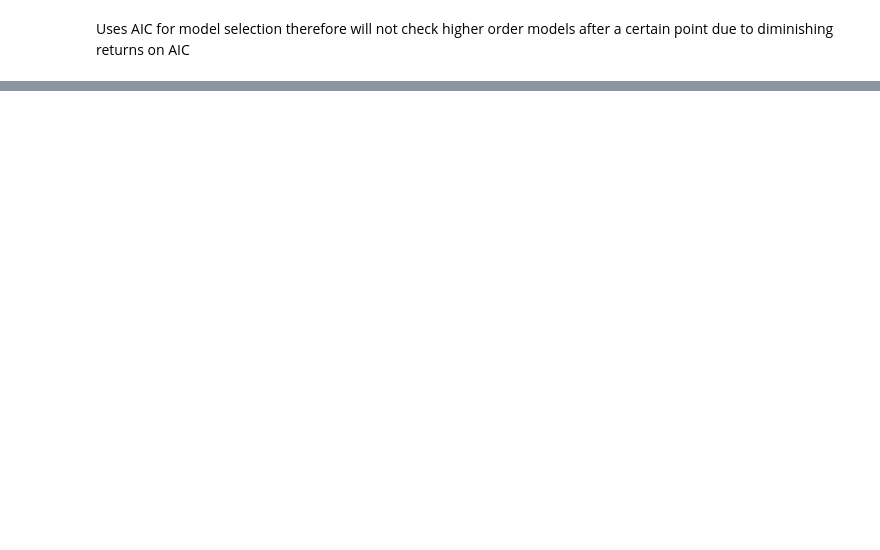
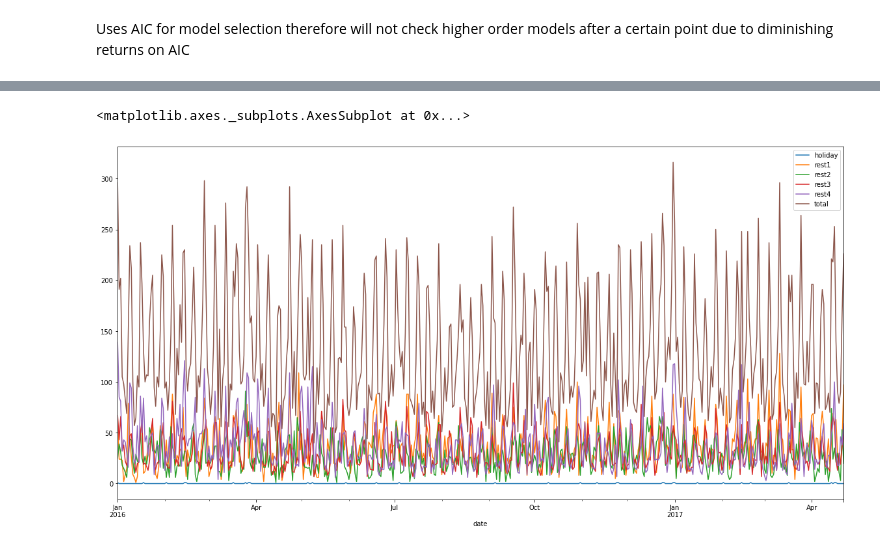
Before and after one commit to Ashwins9001/TimeSeriesAnalysis, a Jupyter notebook: ARIMA_Testing.ipynb, the cells around one changed output, grey strips where cells are left out. Saved outputs shown, nothing was run; the diff lists cells and outputs as text; code cells hidden in the pictures; blank space fills up the shorter version.

```diff
--- a/ARIMA_Testing.ipynb
+++ b/ARIMA_Testing.ipynb
@@ -142,0 +281,4 @@ Warnings:
+# %%
+restaurant_data = pd.read_csv('/content/RestaurantVisitors.csv', index_col='date', parse_dates=True)
+restaurant_data.index.freq = 'D'
+restaurant_data.head()
@@ -142,0 +293,3 @@ Warnings:
+# %%
+restaurant_data = restaurant_data.dropna()
+restaurant_data.tail()
@@ -142,0 +310,5 @@ Warnings:
+# %%
+cols = ['rest1', 'rest2', 'rest3', 'rest4', 'total']
+for col in cols:
+  restaurant_data[col] = restaurant_data[col].astype(int)
+restaurant_data.head()
@@ -142,0 +323,5 @@ Warnings:
+# %%
+restaurant_data.plot(figsize=(20, 10))
+# %% [output]
+<matplotlib.axes._subplots.AxesSubplot at 0x...>
+[figure, added]
```
Also changed, not shown: parts of 52 cells of this notebook.
